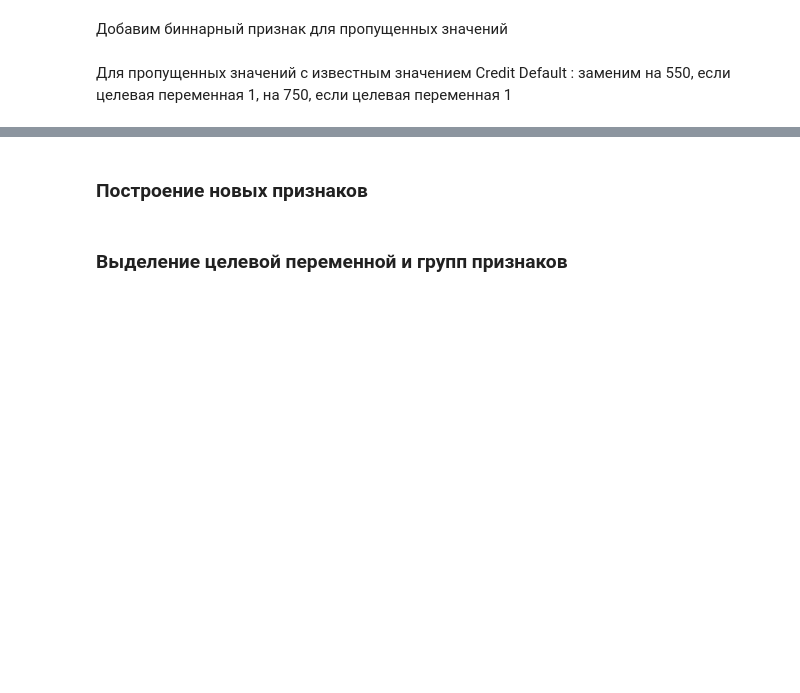
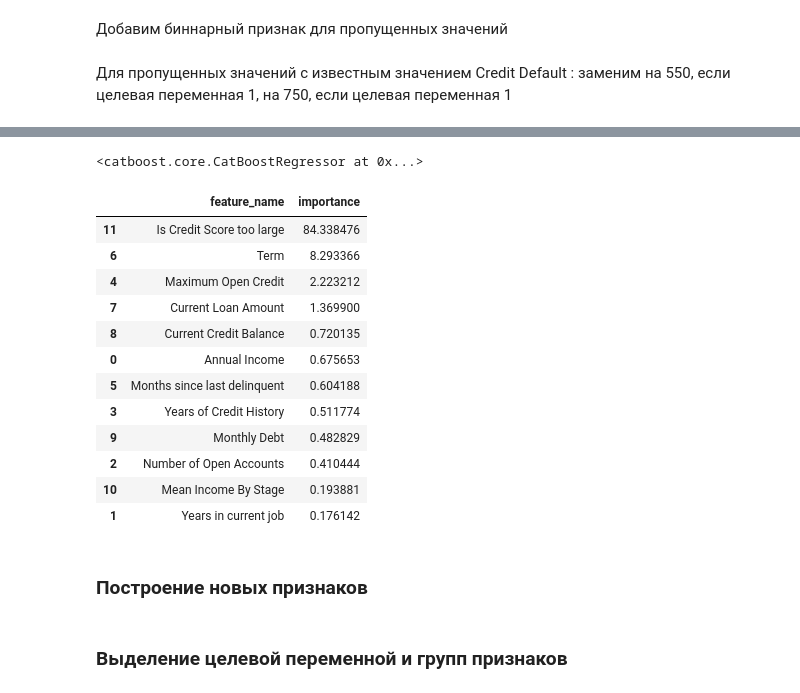
Before and after one commit to kate-ds/Libraries_Python_for_DS, a Jupyter notebook: Credit_Default_Prediction_project/CreditDefaultPrediction.ipynb, the cells around one changed output, grey strips where cells are left out. Saved outputs shown, nothing was run; the diff lists cells and outputs as text; code cells hidden in the pictures; blank space fills up the shorter version.

```diff
--- a/Credit_Default_Prediction_project/CreditDefaultPrediction.ipynb
+++ b/Credit_Default_Prediction_project/CreditDefaultPrediction.ipynb
@@ -742,0 +757,3 @@ len(X_train_AI.columns.tolist())
+# %%
+df_train.loc[df_train['Annual Income'].isnull(), 'Annual Income'] = catb_for_AI.predict(X_test_AI)
+df_test.loc[df_test['Annual Income'].isnull(), 'Annual Income'] = catb_for_AI.predict(X_test_AI2)
@@ -747,7 +793,10 @@ df = df.drop('index', axis=1)
 # %% [markdown]
 Добавим биннарный признак для пропущенных значений
 # %%
-df['Nan Credit Score'] = 0
-df['Nan Credit Score'].loc[df['Credit Score'].isnull()] = 1
+df_train['Nan Credit Score'] = 0
+df_train['Nan Credit Score'].loc[df_train['Credit Score'].isnull()] = 1
+
+df_test['Nan Credit Score'] = 0
+df_test['Nan Credit Score'].loc[df_test['Credit Score'].isnull()] = 1
 # %% [markdown]
 Для пропущенных значений с известным значением Credit Default : заменим на 550, если целевая переменная 1, на 750, если целевая переменная 1
@@ -753,0 +823,32 @@ df['Nan Credit Score'].loc[df['Credit Score'].isnull()] = 1
+# %%
+target_CS = 'Credit Score'
+features_CS = ['Annual Income', 'Years in current job',
+               'Number of Open Accounts', 'Years of Credit History', 'Maximum Open Credit',
+#                'Number of Credit Problems', 'Bankruptcies',
+               'Months since last delinquent',
+               'Term', 'Current Loan Amount', 'Current Credit Balance', 'Monthly Debt',
+               'Mean Income By Stage', 'Is Credit Score too large']
+
+X_train_CS = df_train[features_CS].loc[df_train['Credit Score'].notnull()]
+y_train_CS = df_train[target_CS].loc[df_train['Credit Score'].notnull()]
+X_test_CS = df_train[features_CS].loc[df_train['Credit Score'].isnull()]
+X_test_CS2 = df_test[features_CS].loc[df_test['Credit Score'].isnull()]
+
+# X_train, X_test, y_train, y_test = train_test_split(X_train_CS, y_train_CS, shuffle=True, test_size=0.3, random_state=21)
+# %%
+catb_for_CS = CatBoostRegressor(eval_metric='R2',
+                                n_estimators=400,
+                                max_depth=5,
+                                learning_rate=0.02,
+                                silent=True,
+                                random_state=21)
+
+# catb_for_CS.fit(X_train, y_train)
+# y_train_pred = catb_for_CS.predict(X_train)
+# y_test_pred = catb_for_CS.predict(X_test)
+
+# evaluate_preds(y_train, y_train_pred, y_test, y_test_pred)
+
+catb_for_CS.fit(X_train_CS, y_train_CS)
+# %% [output]
+<catboost.core.CatBoostRegressor at 0x...>
@@ -753,0 +866,18 @@ df['Nan Credit Score'].loc[df['Credit Score'].isnull()] = 1
+# %%
+feature_importances = pd.DataFrame(zip(X_train_CS.columns, catb_for_CS.feature_importances_),
+                                   columns=['feature_name', 'importance'])
+feature_importances.sort_values(by='importance', ascending=False)
+# %% [output]
+|  | feature_name | importance |
+| 11 | Is Credit Score too large | 84.338476 |
+| 6 | Term | 8.293366 |
+| 4 | Maximum Open Credit | 2.223212 |
+| 7 | Current Loan Amount | 1.369900 |
+| 8 | Current Credit Balance | 0.720135 |
+| 0 | Annual Income | 0.675653 |
+| 5 | Months since last delinquent | 0.604188 |
+| 3 | Years of Credit History | 0.511774 |
+| 9 | Monthly Debt | 0.482829 |
+| 2 | Number of Open Accounts | 0.410444 |
+| 10 | Mean Income By Stage | 0.193881 |
+| 1 | Years in current job | 0.176142 |
```
Also changed, not shown: parts of 66 cells of this notebook, 1 other file.
